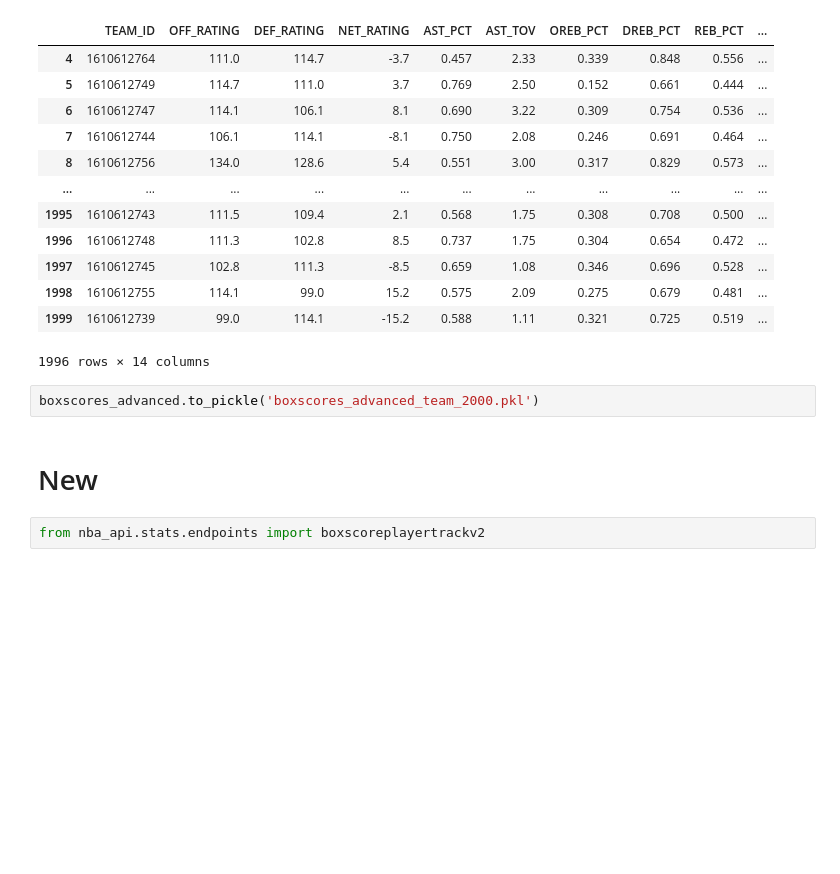
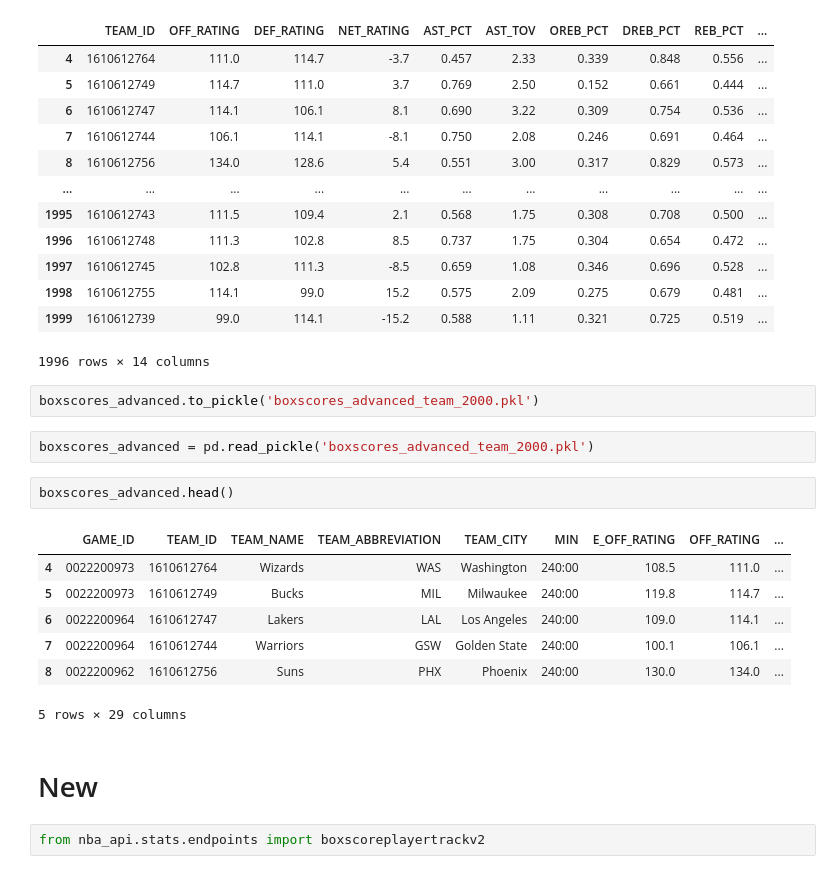
Before and after one commit to alecmatt5/nba_betting_analysis, a Jupyter notebook: nba_api_example.ipynb, the cells around one changed output. Cells and saved outputs as stored; diff of their text form; blank space fills up the shorter version.

```diff
--- a/nba_api_example.ipynb
+++ b/nba_api_example.ipynb
@@ -191,6 +191,18 @@ boxscores_advanced[features_adv_team]
 1996 rows × 14 columns
 # %%
 boxscores_advanced.to_pickle('boxscores_advanced_team_2000.pkl')
+# %%
+boxscores_advanced = pd.read_pickle('boxscores_advanced_team_2000.pkl')
+# %%
+boxscores_advanced.head()
+# %% [output]
+|  | GAME_ID | TEAM_ID | TEAM_NAME | TEAM_ABBREVIATION | TEAM_CITY | MIN | E_OFF_RATING | OFF_RATING | ... |
+| 4 | 0022200973 | 1610612764 | Wizards | WAS | Washington | 240:00 | 108.5 | 111.0 | ... |
+| 5 | 0022200973 | 1610612749 | Bucks | MIL | Milwaukee | 240:00 | 119.8 | 114.7 | ... |
+| 6 | 0022200964 | 1610612747 | Lakers | LAL | Los Angeles | 240:00 | 109.0 | 114.1 | ... |
+| 7 | 0022200964 | 1610612744 | Warriors | GSW | Golden State | 240:00 | 100.1 | 106.1 | ... |
+| 8 | 0022200962 | 1610612756 | Suns | PHX | Phoenix | 240:00 | 130.0 | 134.0 | ... |
+5 rows × 29 columns
 # %% [markdown]
 # New
 # %%
```
Also changed, not shown: 1 other file.
